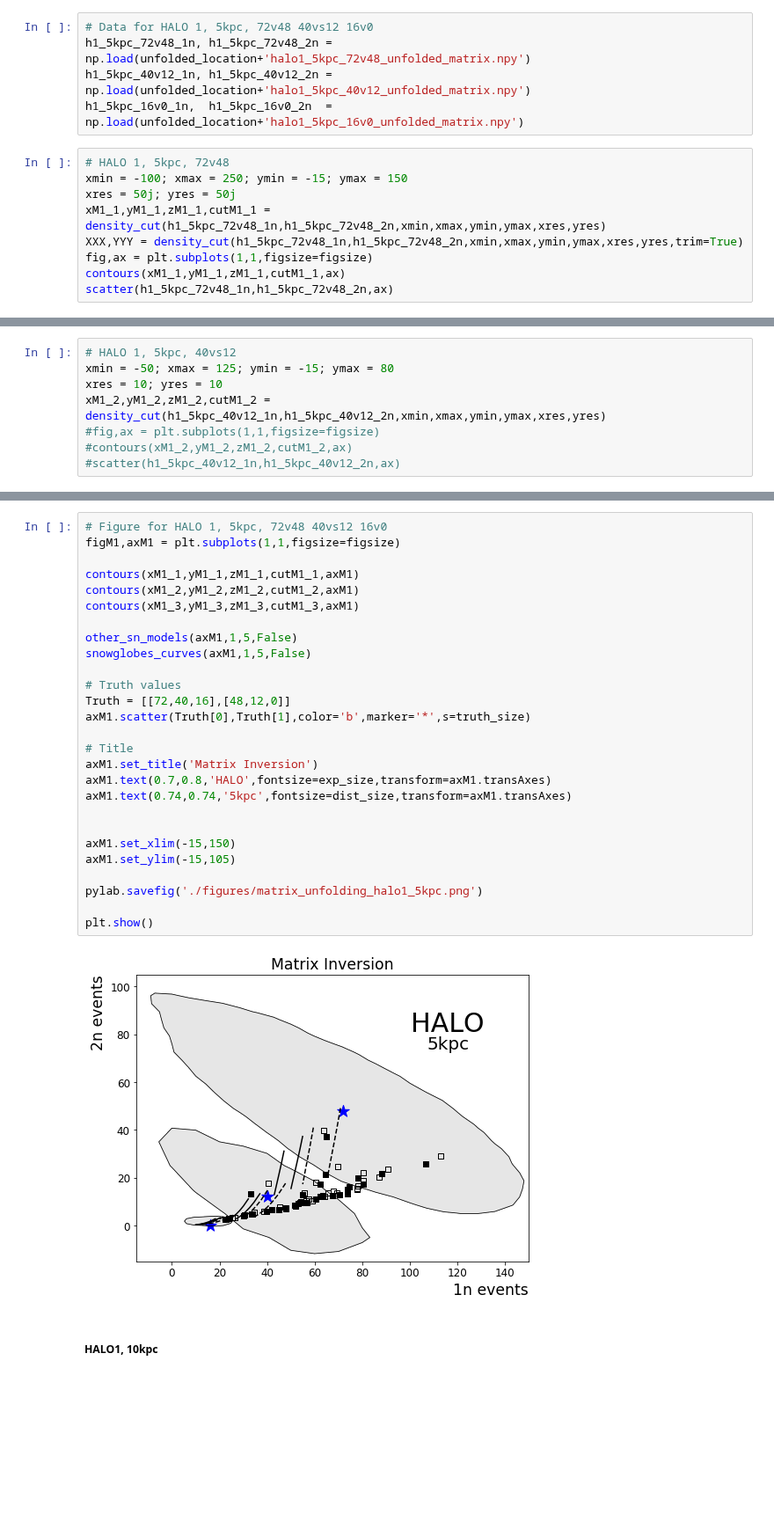
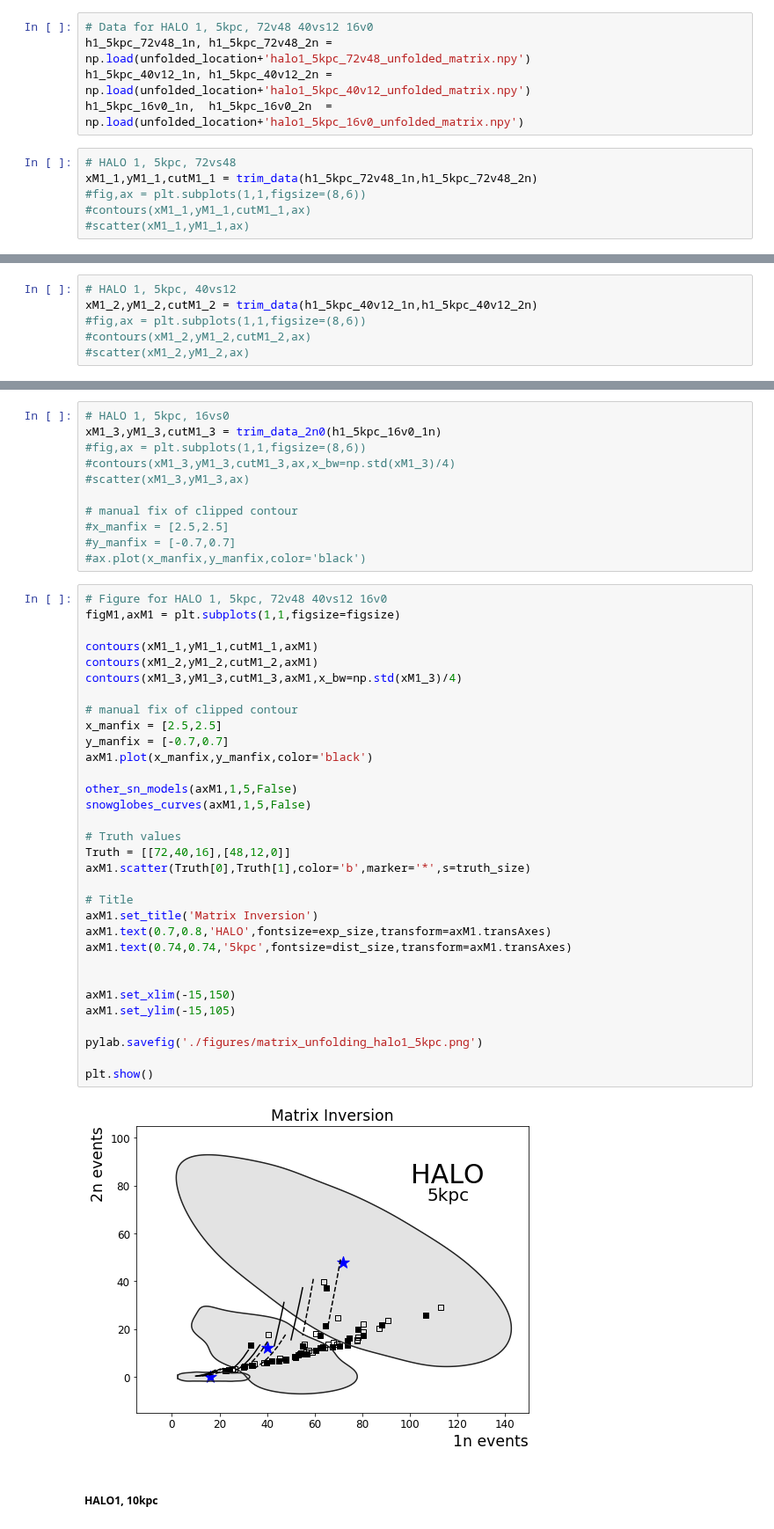
Before and after one commit to jfcrenshaw/halo, a Jupyter notebook: unfolding_plots.ipynb, the cells around one changed output, grey strips where cells are left out. Shown at 88% size. Drawn from its saved outputs; the diff is of its cells as text; blank space fills up the shorter version.

```diff
--- a/unfolding_plots.ipynb
+++ b/unfolding_plots.ipynb
@@ -48,11 +47,8 @@ h1_5kpc_72v48_1n, h1_5kpc_72v48_2n = np.load(unfolded_location+'halo1_5kpc_72v48
 h1_5kpc_40v12_1n, h1_5kpc_40v12_2n = np.load(unfolded_location+'halo1_5kpc_40v12_unfolded_matrix.npy')
 h1_5kpc_16v0_1n,  h1_5kpc_16v0_2n  = np.load(unfolded_location+'halo1_5kpc_16v0_unfolded_matrix.npy')
 # %%
-# HALO 1, 5kpc, 72v48
-xmin = -100; xmax = 250; ymin = -15; ymax = 150
-xres = 50j; yres = 50j
-xM1_1,yM1_1,zM1_1,cutM1_1 = density_cut(h1_5kpc_72v48_1n,h1_5kpc_72v48_2n,xmin,xmax,ymin,ymax,xres,yres)
-XXX,YYY = density_cut(h1_5kpc_72v48_1n,h1_5kpc_72v48_2n,xmin,xmax,ymin,ymax,xres,yres,trim=True)
-fig,ax = plt.subplots(1,1,figsize=figsize)
-contours(xM1_1,yM1_1,zM1_1,cutM1_1,ax)
-scatter(h1_5kpc_72v48_1n,h1_5kpc_72v48_2n,ax)
+# HALO 1, 5kpc, 72vs48
+xM1_1,yM1_1,cutM1_1 = trim_data(h1_5kpc_72v48_1n,h1_5kpc_72v48_2n)
+#fig,ax = plt.subplots(1,1,figsize=(8,6))
+#contours(xM1_1,yM1_1,cutM1_1,ax)
+#scatter(xM1_1,yM1_1,ax)
@@ -106,8 +55,6 @@ print(area)
 # %%
 # HALO 1, 5kpc, 40vs12
-xmin = -50; xmax = 125; ymin = -15; ymax = 80
-xres = 10; yres = 10
-xM1_2,yM1_2,zM1_2,cutM1_2 = density_cut(h1_5kpc_40v12_1n,h1_5kpc_40v12_2n,xmin,xmax,ymin,ymax,xres,yres)
-#fig,ax = plt.subplots(1,1,figsize=figsize)
-#contours(xM1_2,yM1_2,zM1_2,cutM1_2,ax)
-#scatter(h1_5kpc_40v12_1n,h1_5kpc_40v12_2n,ax)
+xM1_2,yM1_2,cutM1_2 = trim_data(h1_5kpc_40v12_1n,h1_5kpc_40v12_2n)
+#fig,ax = plt.subplots(1,1,figsize=(8,6))
+#contours(xM1_2,yM1_2,cutM1_2,ax)
+#scatter(xM1_2,yM1_2,ax)
@@ -123,32 +61,48 @@ xM1_3,yM1_3,zM1_3,cutM1_3 = density_cut(oneN_,twoN_,xmin,xmax,ymin,ymax,xres,yre
+# %%
+# HALO 1, 5kpc, 16vs0
+xM1_3,yM1_3,cutM1_3 = trim_data_2n0(h1_5kpc_16v0_1n)
+#fig,ax = plt.subplots(1,1,figsize=(8,6))
+#contours(xM1_3,yM1_3,cutM1_3,ax,x_bw=np.std(xM1_3)/4)
+#scatter(xM1_3,yM1_3,ax)
+
+# manual fix of clipped contour
+#x_manfix = [2.5,2.5]
+#y_manfix = [-0.7,0.7]
+#ax.plot(x_manfix,y_manfix,color='black')
 # %%
 # Figure for HALO 1, 5kpc, 72v48 40vs12 16v0
 figM1,axM1 = plt.subplots(1,1,figsize=figsize)
 
-contours(xM1_1,yM1_1,zM1_1,cutM1_1,axM1)
-contours(xM1_2,yM1_2,zM1_2,cutM1_2,axM1)
-contours(xM1_3,yM1_3,zM1_3,cutM1_3,axM1)
+contours(xM1_1,yM1_1,cutM1_1,axM1)
+contours(xM1_2,yM1_2,cutM1_2,axM1)
+contours(xM1_3,yM1_3,cutM1_3,axM1,x_bw=np.std(xM1_3)/4)
+
+# manual fix of clipped contour
+x_manfix = [2.5,2.5]
+y_manfix = [-0.7,0.7]
+axM1.plot(x_manfix,y_manfix,color='black')
 
 other_sn_models(axM1,1,5,False)
 snowglobes_curves(axM1,1,5,False)
 
 # Truth values
 Truth = [[72,40,16],[48,12,0]]
 axM1.scatter(Truth[0],Truth[1],color='b',marker='*',s=truth_size)
 
 # Title
 axM1.set_title('Matrix Inversion')
 axM1.text(0.7,0.8,'HALO',fontsize=exp_size,transform=axM1.transAxes)
 axM1.text(0.74,0.74,'5kpc',fontsize=dist_size,transform=axM1.transAxes)
 
 
 axM1.set_xlim(-15,150)
 axM1.set_ylim(-15,105)
 
 pylab.savefig('./figures/matrix_unfolding_halo1_5kpc.png')
 
 plt.show()
 # %% [output]
-[figure, old version]
+[figure, new version]
 # %% [markdown]
 ##### HALO1, 10kpc
 # %%
```
Also changed, not shown: parts of 87 cells of this notebook, 10 other files.
